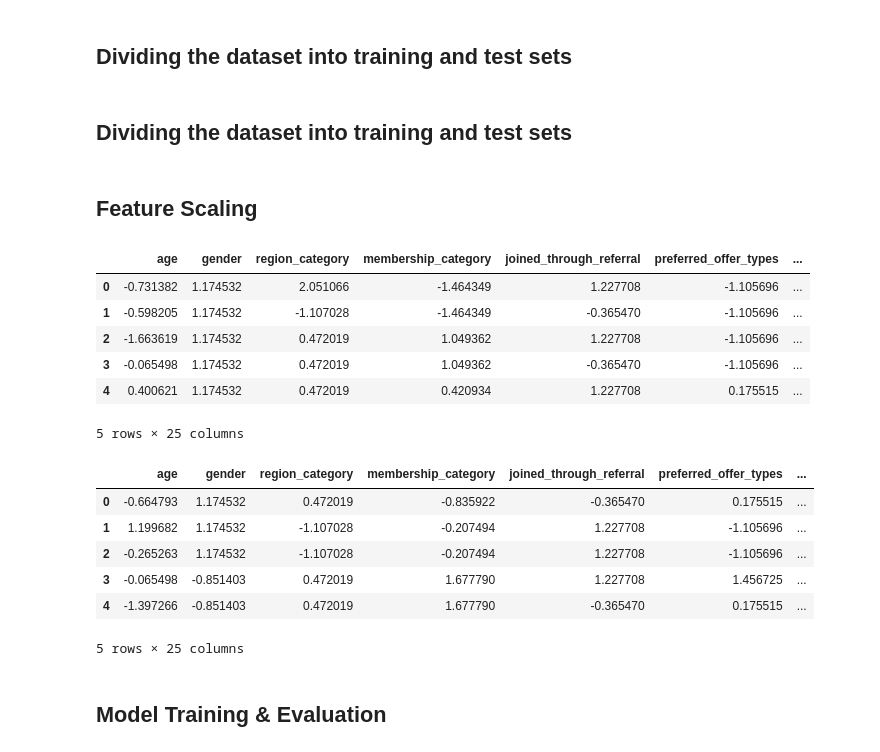
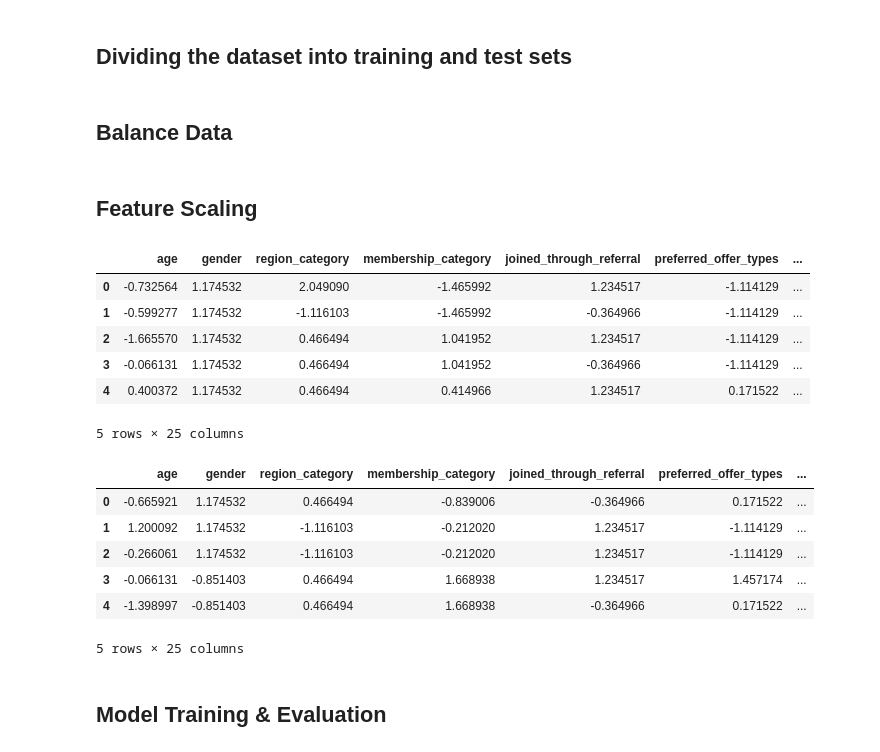
Before and after one commit to laitoanthang/Churn-Rate-Prediction, a Jupyter notebook: main.ipynb, the cells around one changed output. Drawn from its saved outputs; the diff is of its cells as text; code cells hidden in the pictures.

```diff
--- a/main.ipynb
+++ b/main.ipynb
@@ -555,27 +558,28 @@ RANDOM_STATE = 7
 TRAIN_SIZE = 0.8
 
 X_train, X_test ,y_train, y_test = train_test_split(X, y, train_size=TRAIN_SIZE, random_state=RANDOM_STATE)
-# %% [markdown]
-## Dividing the dataset into training and test sets
+# %% [markdown]
+## 	Balance Data
 # %%
+from imblearn.over_sampling import RandomOverSampler, SMOTE
 # Apply SMOTE to the training set
 smote = SMOTE()
-X_train_resampled, y_train_resampled = smote.fit_resample(X_train, y_train)
+X_train, y_train = smote.fit_resample(X_train, y_train)
 # %% [markdown]
 ## Feature Scaling
 # %%
 scaler = StandardScaler()
 features = X_train.columns
-X_train_scaled = scaler.fit_transform(X_train_resampled.values)
+X_train_scaled = scaler.fit_transform(X_train.values)
 X_train_scaled = pd.DataFrame(X_train_scaled,columns=features)
 X_train_scaled.head()
 # %% [output]
 |  | age | gender | region_category | membership_category | joined_through_referral | preferred_offer_types | ... |
-| 0 | -0.731382 | 1.174532 | 2.051066 | -1.464349 | 1.227708 | -1.105696 | ... |
-| 1 | -0.598205 | 1.174532 | -1.107028 | -1.464349 | -0.365470 | -1.105696 | ... |
-| 2 | -1.663619 | 1.174532 | 0.472019 | 1.049362 | 1.227708 | -1.105696 | ... |
-| 3 | -0.065498 | 1.174532 | 0.472019 | 1.049362 | -0.365470 | -1.105696 | ... |
-| 4 | 0.400621 | 1.174532 | 0.472019 | 0.420934 | 1.227708 | 0.175515 | ... |
+| 0 | -0.732564 | 1.174532 | 2.049090 | -1.465992 | 1.234517 | -1.114129 | ... |
+| 1 | -0.599277 | 1.174532 | -1.116103 | -1.465992 | -0.364966 | -1.114129 | ... |
+| 2 | -1.665570 | 1.174532 | 0.466494 | 1.041952 | 1.234517 | -1.114129 | ... |
+| 3 | -0.066131 | 1.174532 | 0.466494 | 1.041952 | -0.364966 | -1.114129 | ... |
+| 4 | 0.400372 | 1.174532 | 0.466494 | 0.414966 | 1.234517 | 0.171522 | ... |
 5 rows × 25 columns
 # %%
 # Apply the same scaler to the testing set
@@ -584,11 +588,11 @@ X_test_scaled = pd.DataFrame(X_test_scaled,columns=features)
 X_test_scaled.head()
 # %% [output]
 |  | age | gender | region_category | membership_category | joined_through_referral | preferred_offer_types | ... |
-| 0 | -0.664793 | 1.174532 | 0.472019 | -0.835922 | -0.365470 | 0.175515 | ... |
-| 1 | 1.199682 | 1.174532 | -1.107028 | -0.207494 | 1.227708 | -1.105696 | ... |
-| 2 | -0.265263 | 1.174532 | -1.107028 | -0.207494 | 1.227708 | -1.105696 | ... |
-| 3 | -0.065498 | -0.851403 | 0.472019 | 1.677790 | 1.227708 | 1.456725 | ... |
-| 4 | -1.397266 | -0.851403 | 0.472019 | 1.677790 | -0.365470 | 0.175515 | ... |
+| 0 | -0.665921 | 1.174532 | 0.466494 | -0.839006 | -0.364966 | 0.171522 | ... |
+| 1 | 1.200092 | 1.174532 | -1.116103 | -0.212020 | 1.234517 | -1.114129 | ... |
+| 2 | -0.266061 | 1.174532 | -1.116103 | -0.212020 | 1.234517 | -1.114129 | ... |
+| 3 | -0.066131 | -0.851403 | 0.466494 | 1.668938 | 1.234517 | 1.457174 | ... |
+| 4 | -1.398997 | -0.851403 | 0.466494 | 1.668938 | -0.364966 | 0.171522 | ... |
 5 rows × 25 columns
 # %% [markdown]
 ## Model Training & Evaluation
```
Also changed, not shown: parts of 16 cells of this notebook.
